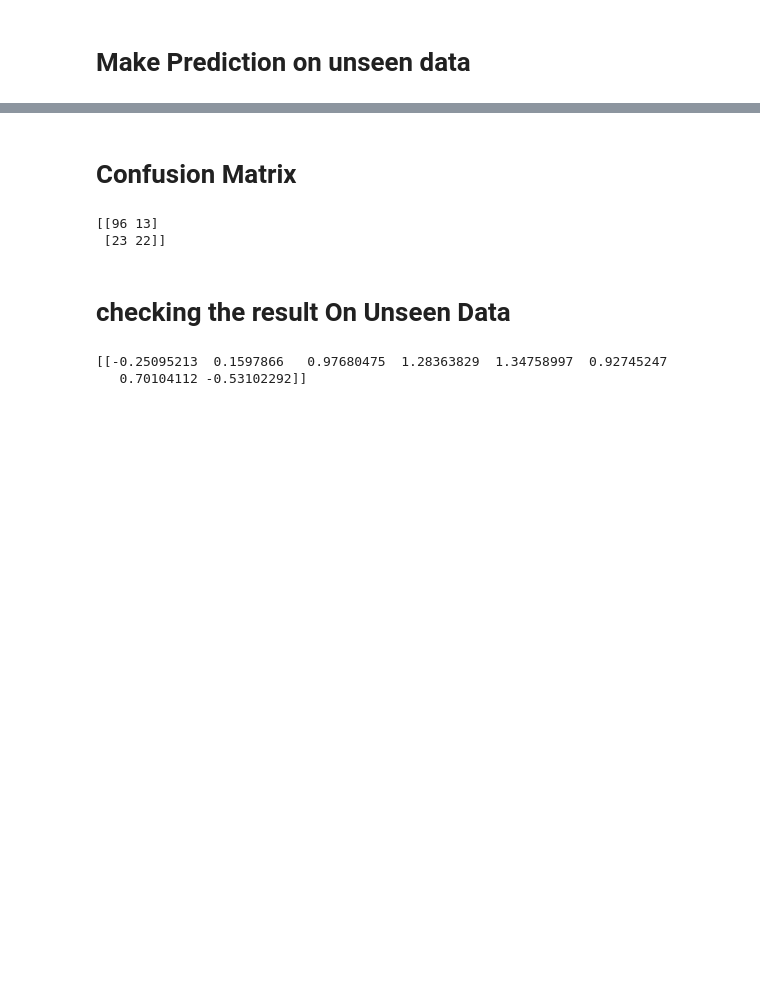
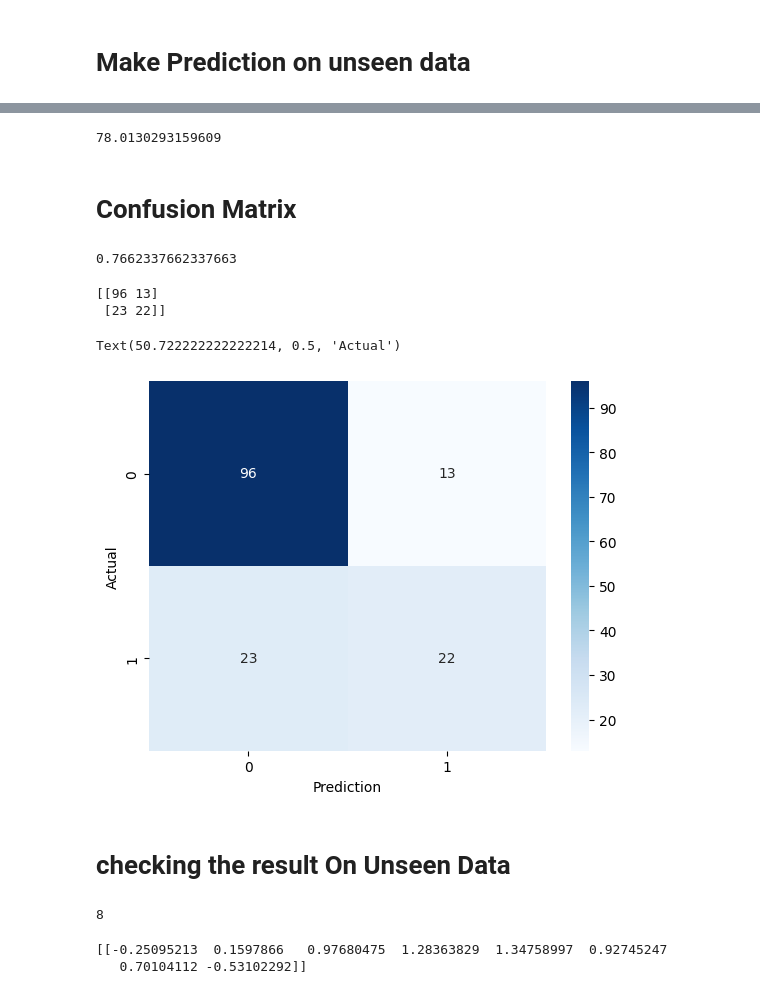
Before and after one commit to M-Abbas1/Huawei_HCCDA_AI_Course, a Jupyter notebook: week_05/sunday/notebooks/logistic regression.ipynb, the cells around one changed output, grey strips where cells are left out. Drawn from its saved outputs; the diff is of its cells as text; code cells hidden in the pictures; blank space fills up the shorter version.

Commit message:
data 17-10-2026, diabetes p;rediction model

```diff
--- a/week_05/sunday/notebooks/logistic regression.ipynb
+++ b/week_05/sunday/notebooks/logistic regression.ipynb
@@ -11,7 +12,7 @@ from sklearn.preprocessing import StandardScaler
 # %% [markdown]
 # Read Dataset
 # %%
-df=pd.read_csv(r"D:\New folder\diabetes.csv")
+df=pd.read_csv(r"..\datasets\diabetes.csv")
 # %%
 df.head()
 # %% [output]
@@ -87,7 +162,7 @@ y=df.iloc[:,-1]
 # %% [markdown]
 Splitting Data For training And Validation
 # %%
-xtrain,xtest,ytrain,ytest=train_test_split(data,label,test_size=0.2, random_state=2)
+xtrain,xtest,ytrain,ytest = train_test_split(x,label,test_size=0.2, random_state=2)
 # %%
 xtrain
 # %% [output]
@@ -143,2 +258,6 @@ prediction=model.predict(xtest)
+# %%
+sum(ytrain == pred_xtrain)/614   * 100
+# %% [output]
+78.0130293159609
 # %% [markdown]
 # Confusion Matrix
@@ -145 +266,6 @@ prediction=model.predict(xtest)
+# %%
+acc = accuracy_score(ytest, prediction)
+acc
+# %% [output]
+0.7662337662337663
 # %%
@@ -149,10 +275,21 @@ print(cm)
 # %% [output]
 [[96 13]
  [23 22]]
+# %%
+sns.heatmap(cm, cmap='Blues', annot=True)
+plt.xlabel("Prediction")
+plt.ylabel("Actual")
+# %% [output]
+Text(50.722222222222214, 0.5, 'Actual')
+[figure, added]
 # %% [markdown]
 # checking the result On Unseen Data
 # %%
+
 input=(3,126,88,41,235,39.3,0.704,27)
+len(input)
+# %% [output]
+8
 # %%
 input_array=np.asarray(input)
 # %%
```
Also changed, not shown: parts of 36 cells of this notebook, 5 other files.
